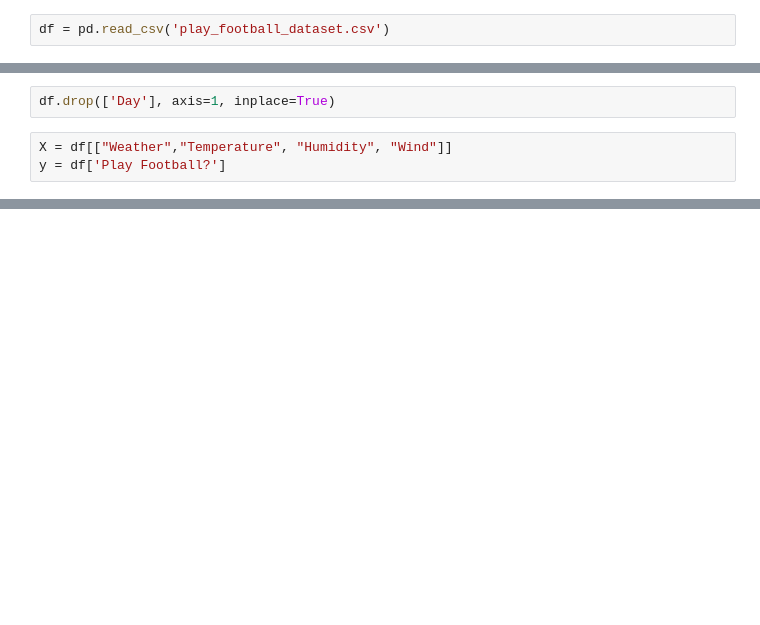
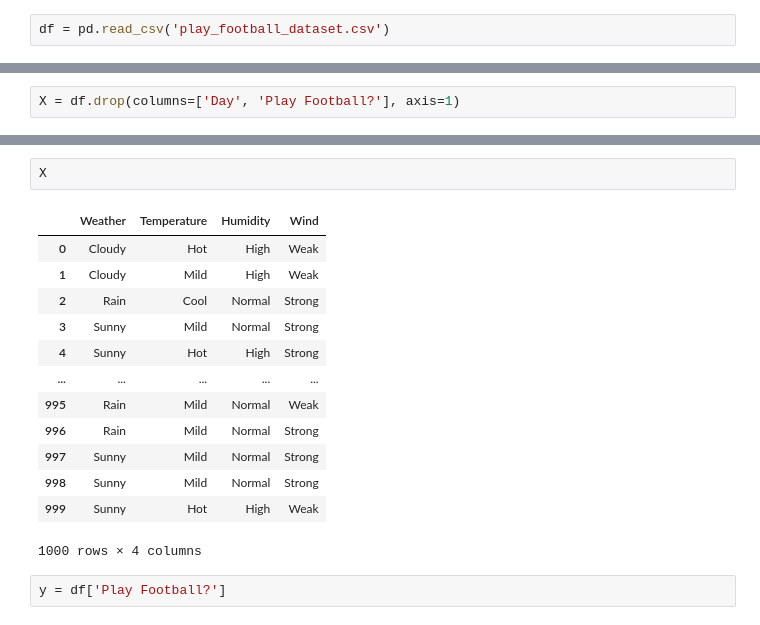
Before and after one commit to mlclubuu/ml-course-workspace, a Jupyter notebook: dession_tree/dession_tree.ipynb, the cells around one changed output, grey strips where cells are left out. Saved outputs shown, nothing was run; the diff lists cells and outputs as text; blank space fills up the shorter version.

```diff
--- a/dession_tree/dession_tree.ipynb
+++ b/dession_tree/dession_tree.ipynb
@@ -11,5 +23,2 @@ df = pd.read_csv('play_football_dataset.csv')
 # %%
-df.drop(['Day'], axis=1, inplace=True)
+X = df.drop(columns=['Day', 'Play Football?'], axis=1)
-# %%
-X = df[["Weather","Temperature", "Humidity", "Wind"]]
-y = df['Play Football?']
@@ -54,0 +25,18 @@ sorted(X['Humidity'].unique())
+# %%
+X
+# %% [output]
+|  | Weather | Temperature | Humidity | Wind |
+| 0 | Cloudy | Hot | High | Weak |
+| 1 | Cloudy | Mild | High | Weak |
+| 2 | Rain | Cool | Normal | Strong |
+| 3 | Sunny | Mild | Normal | Strong |
+| 4 | Sunny | Hot | High | Strong |
+| ... | ... | ... | ... | ... |
+| 995 | Rain | Mild | Normal | Weak |
+| 996 | Rain | Mild | Normal | Strong |
+| 997 | Sunny | Mild | Normal | Strong |
+| 998 | Sunny | Mild | Normal | Strong |
+| 999 | Sunny | Hot | High | Weak |
+1000 rows × 4 columns
+# %%
+y = df['Play Football?']
```
Also changed, not shown: parts of 22 cells of this notebook, 2 other files.
